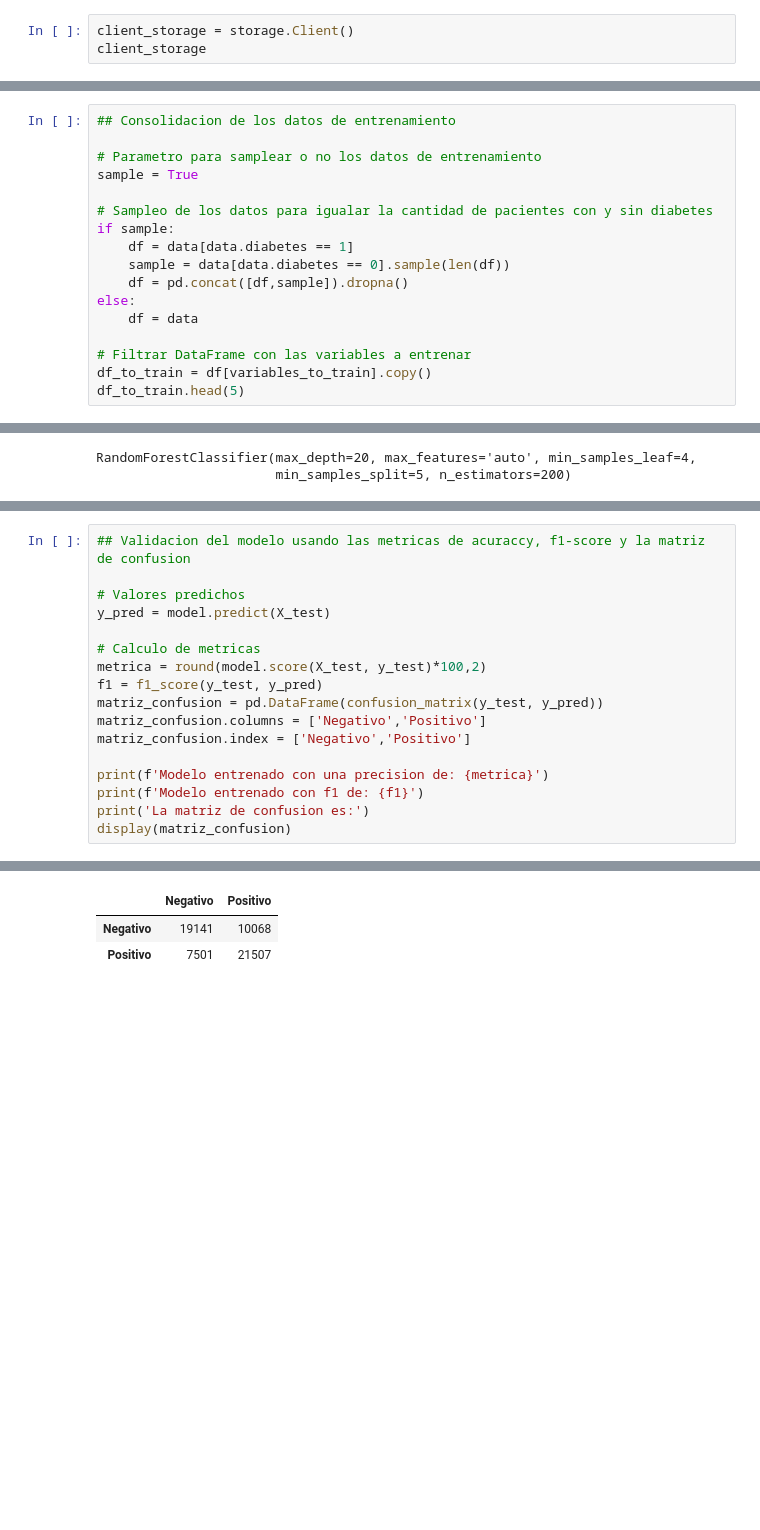
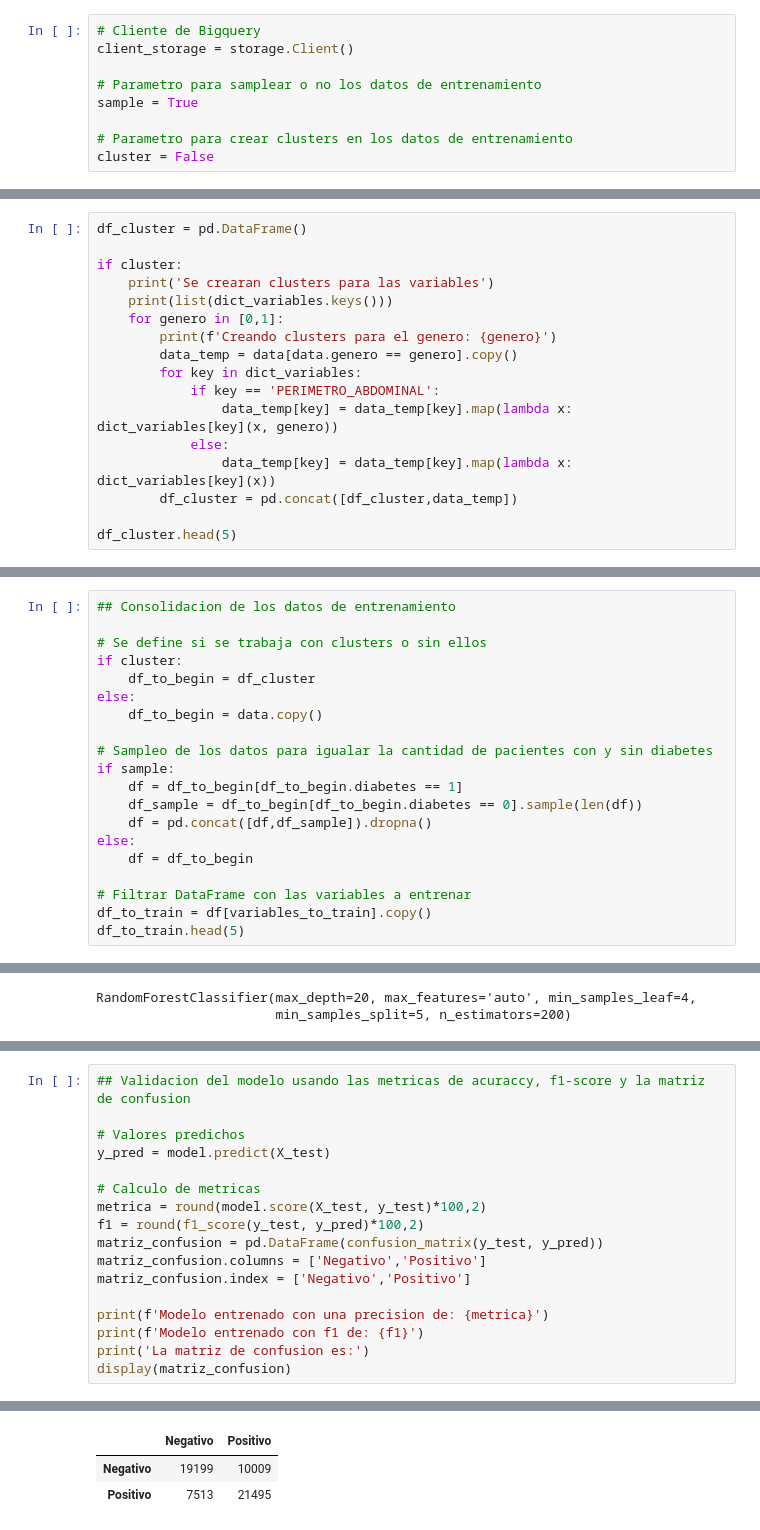
Before and after one commit to nukeduck21/diabetes_avicena, a Jupyter notebook: Codigo/Notebook/segunda_entrega/4_ajustes_variables.ipynb, the cells around one changed output, grey strips where cells are left out. Saved outputs shown, nothing was run; the diff lists cells and outputs as text; blank space fills up the shorter version.

Commit message:
calculr clusters en el entrenamiento para el notebook de ajuste de variables

```diff
--- a/Codigo/Notebook/segunda_entrega/4_ajustes_variables.ipynb
+++ b/Codigo/Notebook/segunda_entrega/4_ajustes_variables.ipynb
@@ -21,5 +21,11 @@ warnings.filterwarnings('ignore')
 # %% [markdown]
 ## Parametros
 # %%
+# Cliente de Bigquery
 client_storage = storage.Client()
-client_storage
+
+# Parametro para samplear o no los datos de entrenamiento
+sample = True
+
+# Parametro para crear clusters en los datos de entrenamiento
+cluster = False
@@ -42,0 +144,17 @@ Leyendo datos de la tabla: diabetes
+# %%
+df_cluster = pd.DataFrame()
+
+if cluster:
+    print('Se crearan clusters para las variables')
+    print(list(dict_variables.keys()))
+    for genero in [0,1]:
+        print(f'Creando clusters para el genero: {genero}')
+        data_temp = data[data.genero == genero].copy()
+        for key in dict_variables:
+            if key == 'PERIMETRO_ABDOMINAL':
+                data_temp[key] = data_temp[key].map(lambda x: dict_variables[key](x, genero))
+            else:
+                data_temp[key] = data_temp[key].map(lambda x: dict_variables[key](x))
+        df_cluster = pd.concat([df_cluster,data_temp])
+
+df_cluster.head(5)
@@ -64,16 +193,19 @@ variables_to_train = ['edad',
 # %%
 ## Consolidacion de los datos de entrenamiento
 
-# Parametro para samplear o no los datos de entrenamiento
-sample = True
+# Se define si se trabaja con clusters o sin ellos
+if cluster:
+    df_to_begin = df_cluster
+else:
+    df_to_begin = data.copy()
 
 # Sampleo de los datos para igualar la cantidad de pacientes con y sin diabetes
 if sample:
-    df = data[data.diabetes == 1]
-    sample = data[data.diabetes == 0].sample(len(df))
-    df = pd.concat([df,sample]).dropna()
+    df = df_to_begin[df_to_begin.diabetes == 1]
+    df_sample = df_to_begin[df_to_begin.diabetes == 0].sample(len(df))
+    df = pd.concat([df,df_sample]).dropna()
 else:
-    df = data
+    df = df_to_begin
 
 # Filtrar DataFrame con las variables a entrenar
 df_to_train = df[variables_to_train].copy()
@@ -141,7 +273,7 @@ y_pred = model.predict(X_test)
 
 # Calculo de metricas
 metrica = round(model.score(X_test, y_test)*100,2)
-f1 = f1_score(y_test, y_pred)
+f1 = round(f1_score(y_test, y_pred)*100,2)
 matriz_confusion = pd.DataFrame(confusion_matrix(y_test, y_pred))
 matriz_confusion.columns = ['Negativo','Positivo']
 matriz_confusion.index = ['Negativo','Positivo']
@@ -156,7 +288,7 @@ Modelo entrenado con f1 de: 0.7100011554396448
 La matriz de confusion es:
 |  | Negativo | Positivo |
-| Negativo | 19141 | 10068 |
-| Positivo | 7501 | 21507 |
+| Negativo | 19199 | 10009 |
+| Positivo | 7513 | 21495 |
 # %%
 ## Validar casos particulares
 
```
Also changed, not shown: parts of 8 cells of this notebook.
